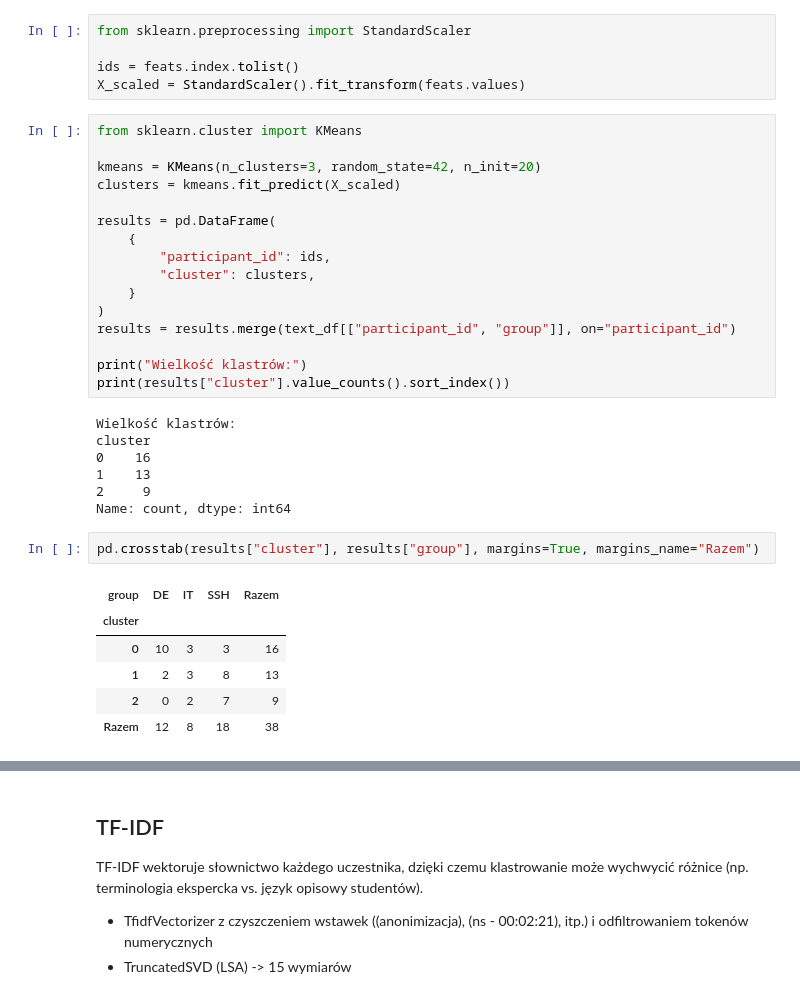
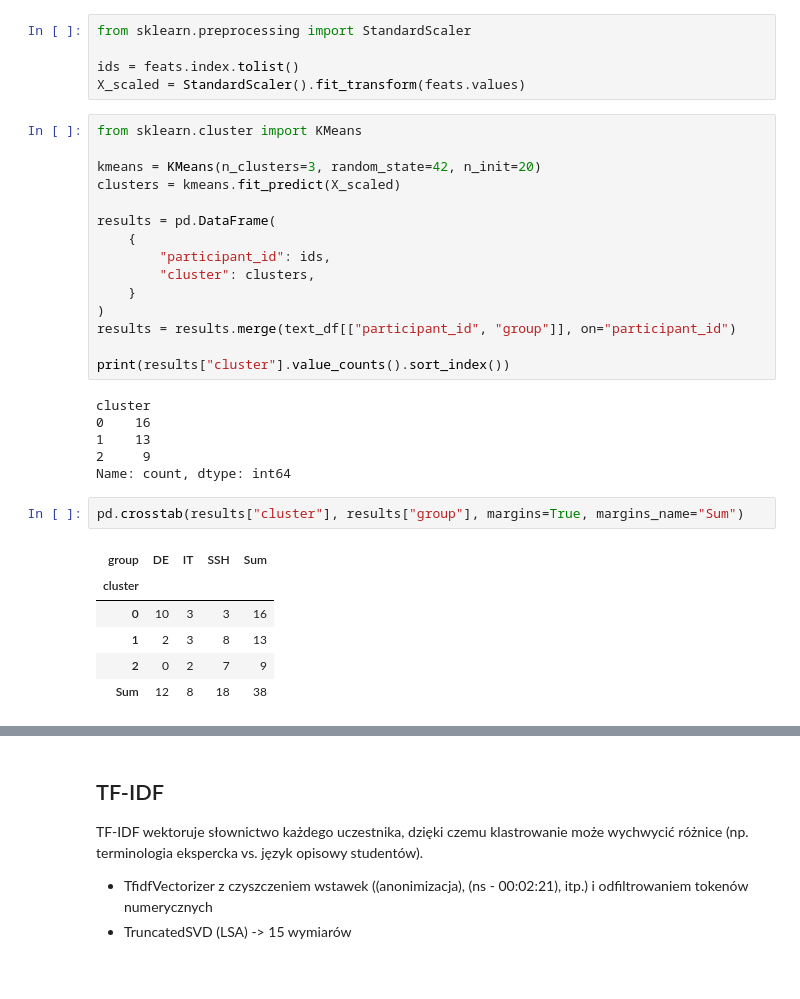
Before and after one commit to strek-o/xaifungi-analysis, a Jupyter notebook: analysis.ipynb, the cells around one changed output, grey strips where cells are left out. Drawn from its saved outputs; the diff is of its cells as text.

```diff
--- a/analysis.ipynb
+++ b/analysis.ipynb
@@ -121,24 +121,22 @@ results = pd.DataFrame(
 )
 results = results.merge(text_df[["participant_id", "group"]], on="participant_id")
 
-print("Wielkość klastrów:")
 print(results["cluster"].value_counts().sort_index())
 # %% [output]
-Wielkość klastrów:
 cluster
 0    16
 1    13
 2     9
 Name: count, dtype: int64
 # %%
-pd.crosstab(results["cluster"], results["group"], margins=True, margins_name="Razem")
+pd.crosstab(results["cluster"], results["group"], margins=True, margins_name="Sum")
 # %% [output]
-| group | DE | IT | SSH | Razem |
+| group | DE | IT | SSH | Sum |
 | cluster |  |  |  |  |
 | 0 | 10 | 3 | 3 | 16 |
 | 1 | 2 | 3 | 8 | 13 |
 | 2 | 0 | 2 | 7 | 9 |
-| Razem | 12 | 8 | 18 | 38 |
+| Sum | 12 | 8 | 18 | 38 |
 # %%
 from sklearn.decomposition import PCA
 
```
Also changed, not shown: parts of 23 cells of this notebook, 3 other files.
